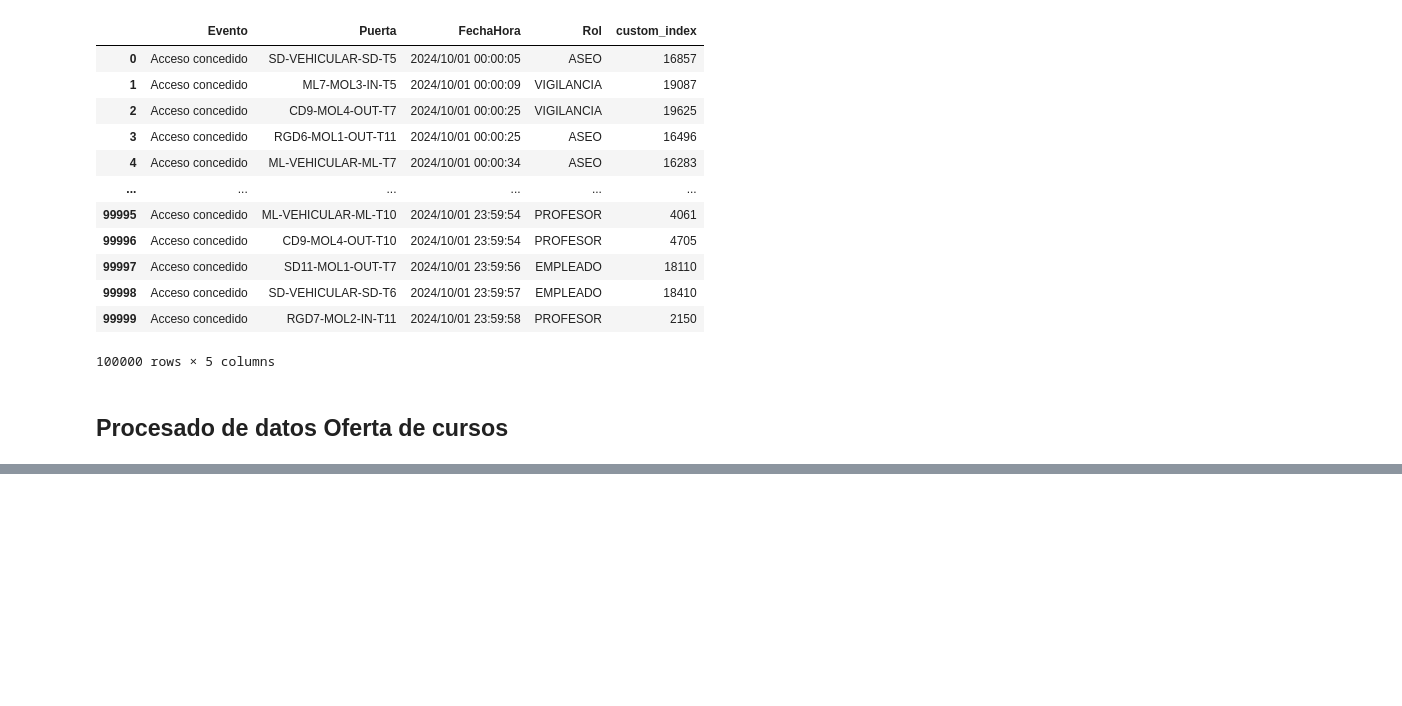
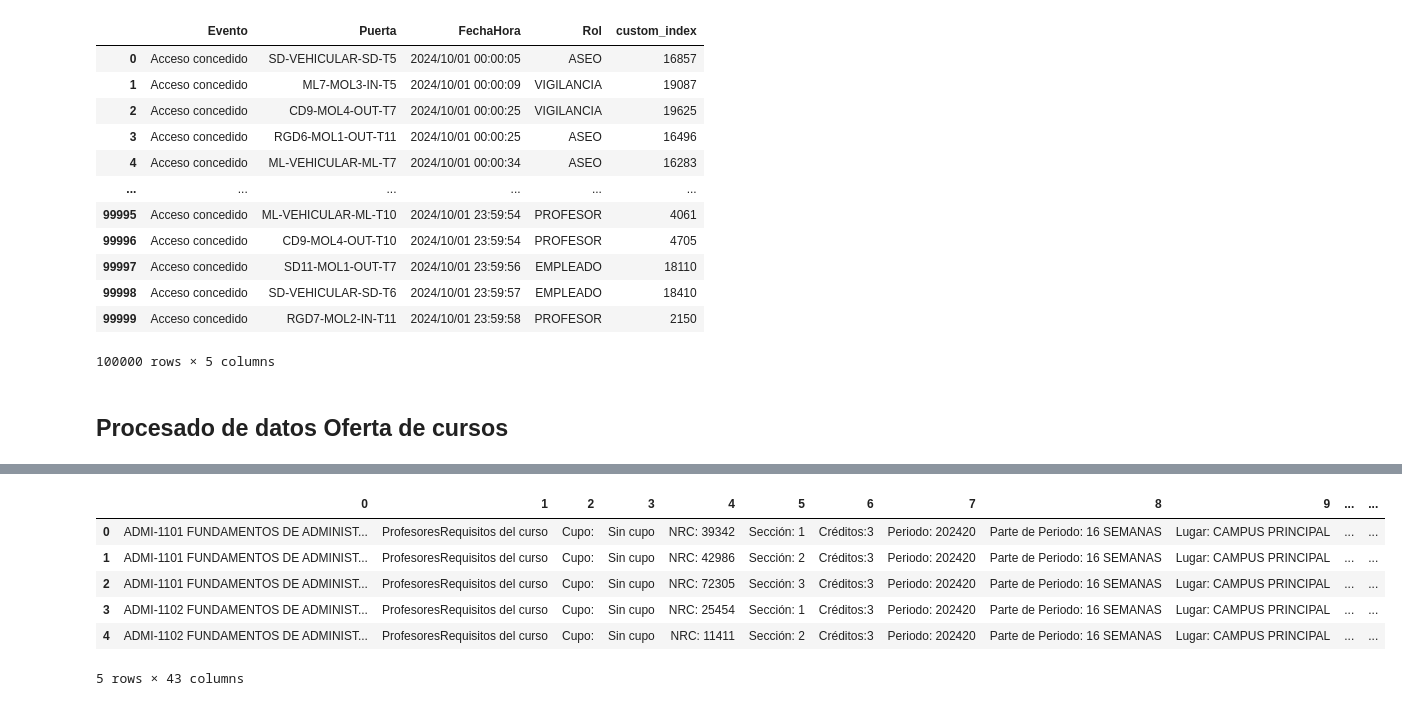
Before and after one commit to Sayala100/Thesis-SmartCampusVisualization, a Jupyter notebook: backend/notebooks/data_processing.ipynb, the cells around one changed output, grey strips where cells are left out. Cells and saved outputs as stored; diff of their text form; code cells hidden in the pictures; blank space fills up the shorter version.

```diff
--- a/backend/notebooks/data_processing.ipynb
+++ b/backend/notebooks/data_processing.ipynb
@@ -204,0 +221,12 @@ shape: (10, 7)
+# %%
+df = df['text'].str.split('\n', expand=True)
+# %%
+df.head(5)
+# %% [output]
+|  | 0 | 1 | 2 | 3 | 4 | 5 | 6 | 7 | 8 | 9 | ... | ... |
+| 0 | ADMI-1101 FUNDAMENTOS DE ADMINIST... | ProfesoresRequisitos del curso | Cupo: | Sin cupo | NRC: 39342 | Sección: 1 | Créditos:3 | Periodo: 202420 | Parte de Periodo: 16 SEMANAS | Lugar: CAMPUS PRINCIPAL | ... | ... |
+| 1 | ADMI-1101 FUNDAMENTOS DE ADMINIST... | ProfesoresRequisitos del curso | Cupo: | Sin cupo | NRC: 42986 | Sección: 2 | Créditos:3 | Periodo: 202420 | Parte de Periodo: 16 SEMANAS | Lugar: CAMPUS PRINCIPAL | ... | ... |
+| 2 | ADMI-1101 FUNDAMENTOS DE ADMINIST... | ProfesoresRequisitos del curso | Cupo: | Sin cupo | NRC: 72305 | Sección: 3 | Créditos:3 | Periodo: 202420 | Parte de Periodo: 16 SEMANAS | Lugar: CAMPUS PRINCIPAL | ... | ... |
+| 3 | ADMI-1102 FUNDAMENTOS DE ADMINIST... | ProfesoresRequisitos del curso | Cupo: | Sin cupo | NRC: 25454 | Sección: 1 | Créditos:3 | Periodo: 202420 | Parte de Periodo: 16 SEMANAS | Lugar: CAMPUS PRINCIPAL | ... | ... |
+| 4 | ADMI-1102 FUNDAMENTOS DE ADMINIST... | ProfesoresRequisitos del curso | Cupo: | Sin cupo | NRC: 11411 | Sección: 2 | Créditos:3 | Periodo: 202420 | Parte de Periodo: 16 SEMANAS | Lugar: CAMPUS PRINCIPAL | ... | ... |
+5 rows × 43 columns
```
Also changed, not shown: parts of 9 cells of this notebook, 2 other files.
